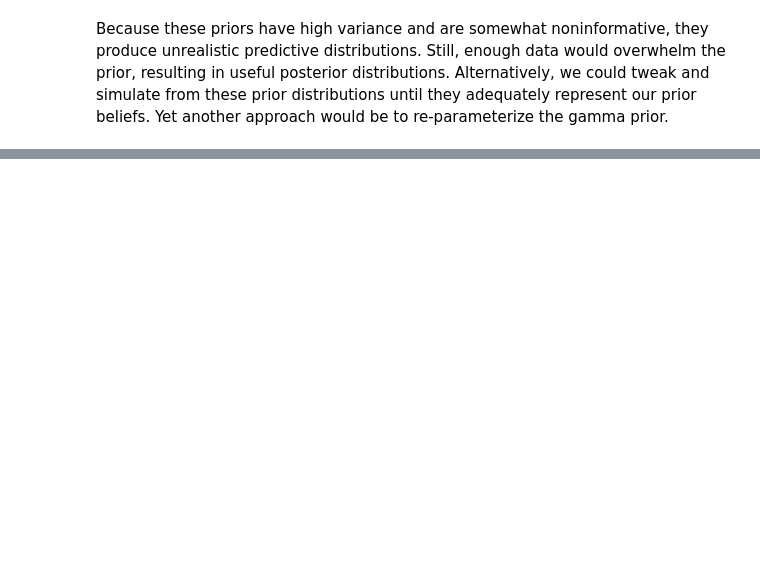
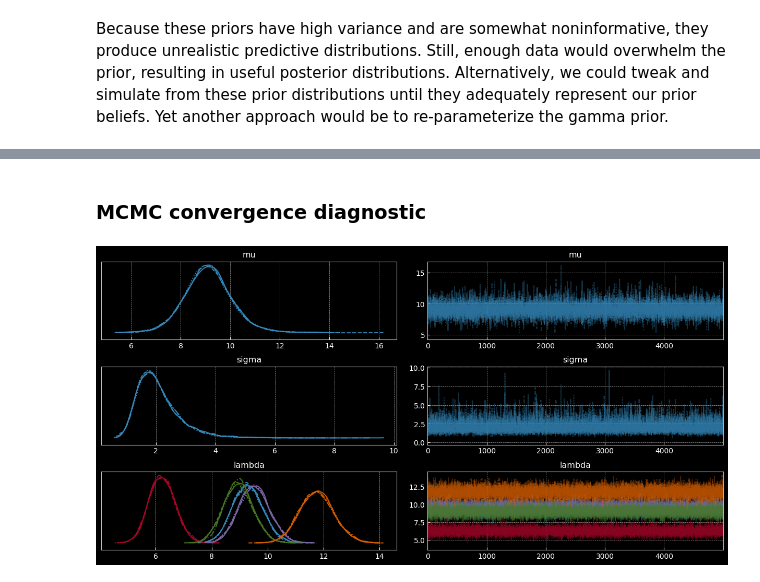
Before and after one commit to MikeS96/bayes_statististics, a Jupyter notebook: C2/L11A_hierarchical_modelling.ipynb, the cells around one changed output, grey strips where cells are left out. Saved outputs shown, nothing was run; the diff lists cells and outputs as text; code cells hidden in the pictures; blank space fills up the shorter version.

Commit message:
Added Hierarchical model and answered questions with posterior distribution

```diff
--- a/C2/L11A_hierarchical_modelling.ipynb
+++ b/C2/L11A_hierarchical_modelling.ipynb
@@ -165,2 +193,39 @@ The five y_i are: [157 160 150 177 142]
 # %% [markdown]
 Because these priors have high variance and are somewhat noninformative, they produce unrealistic predictive distributions. Still, enough data would overwhelm the prior, resulting in useful posterior distributions. Alternatively, we could tweak and simulate from these prior distributions until they adequately represent our prior beliefs. Yet another approach would be to re-parameterize the gamma prior.
+# %%
+### Formatting data as numpy instead of DF
+Y = cookies.pop('"chips"').to_numpy()
+X = cookies.to_numpy()
+# %%
+### Defining the model
+
+# Set number of storage for cookies
+storages = X.max()
+
+with pm.Model() as lr:
+    ###  Definen priors of parameters
+
+    # Fourth level of parameters
+    mu = pm.Gamma('mu', alpha = 2.0, beta = 1.0 / 5.0) # Mu parameter from gamma
+    sig = pm.Exponential('sigma', lam = 1.0) # sig parameter from exponential > 0
+
+    # Parameters for Gamma
+    alpha = mu**2 / sig**2
+    beta = mu / sig**2
+
+    # Second level of parameters
+    # Shape equals five as there is five lambdas, one per each storage
+    lam = pm.Gamma('lambda', alpha = alpha, beta = beta, shape = storages)
+
+    x_ = pm.Data('features', X.ravel()) # Data container, can be changed
+
+    final_lam = lam[x_ - 1]
+
+    # Likelihood
+    obs = pm.Poisson('likelihood', mu = final_lam, observed = Y)
+# %%
+with lr:
+    # Use MCMC to sample 10000 samples
+    trace = pm.sample(5000, tune = 1000, cores=4, init='adapt_diag')
+    # Tune gives a number of samples to reject. These are used to calibrate the sampler.
+    # After the number of samples in tune, the following are considered useful.
@@ -166,0 +240,8 @@ Because these priors have high variance and are somewhat noninformative, they pr
+# %% [markdown]
+### MCMC convergence diagnostic
+# %%
+# Plotting posterior distributions
+az.plot_trace(trace)
+plt.show()
+# %% [output]
+[figure, added]
```
Also changed, not shown: parts of 40 cells of this notebook.
